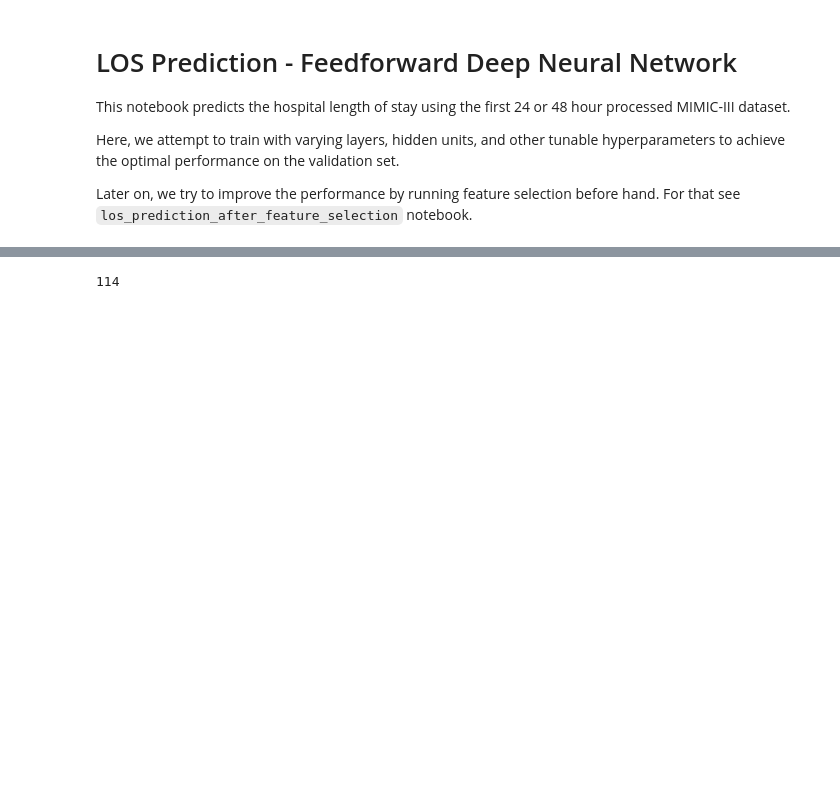
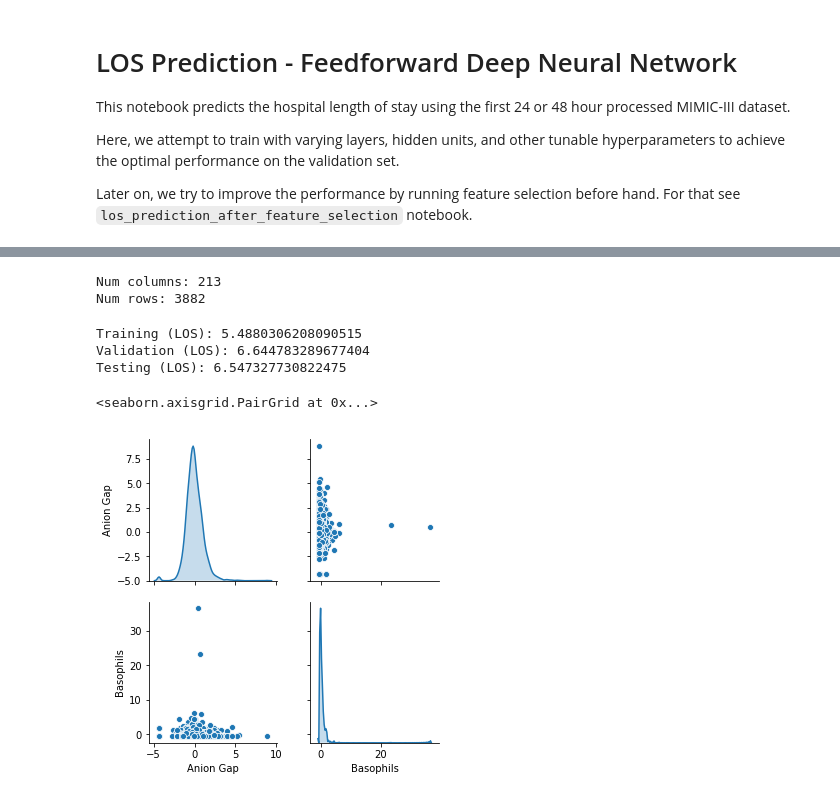
Before and after one commit to tbj128/CS221-Project, a Jupyter notebook: notebooks/los_prediction_feedforward_dnn.ipynb, the cells around one changed output, grey strips where cells are left out. Drawn from its saved outputs; the diff is of its cells as text; code cells hidden in the pictures; blank space fills up the shorter version.

```diff
--- a/notebooks/los_prediction_feedforward_dnn.ipynb
+++ b/notebooks/los_prediction_feedforward_dnn.ipynb
@@ -70,5 +60,5 @@ cols_to_one_hot = ['gender', 'insurance', 'language', 'religion', 'marital_statu
 for col in cols_to_one_hot:
     one_hot = pd.get_dummies(df[col], col)
     df = df.drop(col, axis = 1)
-    #df = df.join(one_hot)
-df
+    df = df.join(one_hot)
+los = df.pop('los')
@@ -126,16 +65,62 @@ train_stats
-# %%
-train_labels = train_dataset.pop('los')
-test_labels = test_dataset.pop('los')
-
-def norm(x):
-  return (x - train_stats['mean']) / train_stats['std']
-normed_train_data = norm(train_dataset)
-normed_test_data = norm(test_dataset)
-# %%
-# Number of input keys
-len(train_dataset.keys())
-# %% [output]
-114
+# %%
+from sklearn.linear_model import SGDClassifier, SGDRegressor, LogisticRegression, LinearRegression
+from sklearn.metrics import mean_squared_error, mean_absolute_error
+from sklearn.model_selection import train_test_split
+from sklearn.preprocessing import LabelEncoder
+from sklearn.feature_selection import SelectFromModel
+from sklearn.linear_model import ElasticNet
+from math import sqrt
+from sklearn.feature_selection import f_regression, mutual_info_regression, SelectKBest
+
+
+# NORMALIZE THE DATASET
+stats = df.describe()
+stats = stats.transpose()
+
+def norm(x):
+  return (x - stats['mean']) / stats['std']
+normed_df = norm(df)
+
+print("Num columns: " + str(len(normed_df.columns)))
+print("Num rows: " + str(len(df.values)))
+
+# DIVIDE INTO TRAIN/TEST
+normed_df.insert(0, 'los', los)
+train_dataset = normed_df.sample(frac=0.7)
+test_dataset = normed_df.drop(train_dataset.index)
+train_labels = train_dataset.pop('los')
+test_labels = test_dataset.pop('los')
+
+#print(test_labels)
+X_train, X_val, y_train, y_val = train_test_split(train_dataset, train_labels, test_size=0.70)
+
+# normed_train_data
+
+clf = SGDRegressor(loss="squared_loss", penalty="l1", eta0=0.0001)
+# clf = LinearRegression(normalize=True)
+clf.fit(X_train, y_train)
+
+y_train_preds = clf.predict(X_train)
+training_error = mean_absolute_error(y_train, y_train_preds)
+print("Training (LOS): " + str(training_error))
+
+y_val_preds = clf.predict(X_val)
+training_error = mean_absolute_error(y_val, y_val_preds)
+print("Validation (LOS): " + str(training_error))
+
+y_test_preds = clf.predict(test_dataset)
+test_error = mean_absolute_error(test_labels, y_test_preds)
+print("Testing (LOS): " + str(test_error))
+
+sns.pairplot(train_dataset[["Anion Gap", "Basophils"]], diag_kind="kde")
+# %% [output]
+Num columns: 213
+Num rows: 3882
+Training (LOS): 5.4880306208090515
+Validation (LOS): 6.644783289677404
+Testing (LOS): 6.547327730822475
+<seaborn.axisgrid.PairGrid at 0x...>
+[figure, added]
 # %%
 # https://stats.stackexchange.com/questions/181/how-to-choose-the-number-of-hidden-layers-and-nodes-in-a-feedforward-neural-netw
 def build_model():
```
Also changed, not shown: parts of 16 cells of this notebook, 8 other files.
